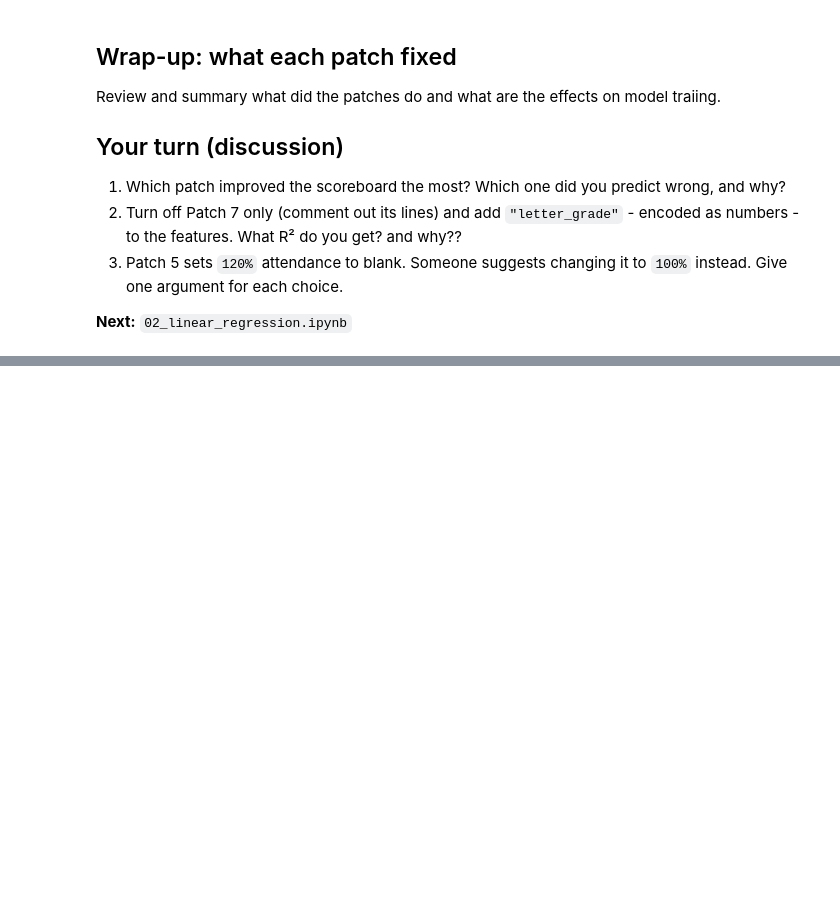
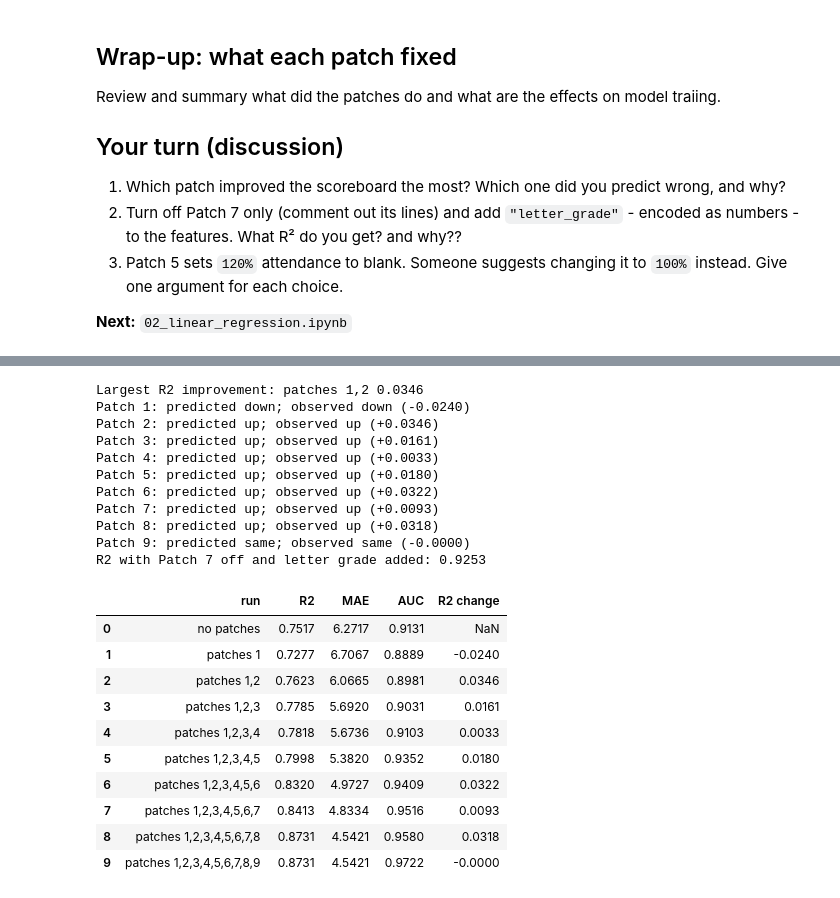
Before and after one commit to aaurshikiran18/Student-Score-Lab, a Jupyter notebook: notebooks/01_fix_the_pipeline.ipynb, the cells around one changed output, grey strips where cells are left out. Cells and saved outputs as stored; diff of their text form; code cells hidden in the pictures; blank space fills up the shorter version.

````diff
--- a/notebooks/01_fix_the_pipeline.ipynb
+++ b/notebooks/01_fix_the_pipeline.ipynb
@@ -359,3 +456,11 @@ FEATURES = [c for c in GOOD if c in FEATURES]
 print("Features after selection:", FEATURES)
 PATCHES.add(7)
 ```
+# %%
+# PATCH 7
+# Keep only features that make sense: no IDs, no noise, no copies of hw_avg
+GOOD = ["hw_avg", "on_time_rate", "midterm_attendance", "final_attendance",
+        "exercises", "section_B", "section_C"]
+FEATURES = [c for c in GOOD if c in FEATURES]
+print("Features after selection:", FEATURES)
+PATCHES.add(7)
@@ -396,3 +509,10 @@ X_test = X_test.fillna(fill_values)       # the same numbers are used for test
 print(fill_values.round(2).to_dict())
 PATCHES.add(8)
 ```
+# %%
+# PATCH 8
+fill_values = X_train.median()            # learned from TRAIN students only
+X_train = X_train.fillna(fill_values)
+X_test = X_test.fillna(fill_values)       # the same numbers are used for test
+print(fill_values.round(2).to_dict())
+PATCHES.add(8)
@@ -430,3 +567,10 @@ X_test_model = pd.DataFrame(scaler.transform(X_test), columns=FEATURES, index=X_
 print(X_train_model.describe().loc[["mean", "std"]].round(2))
 PATCHES.add(9)
 ```
+# %%
+# PATCH 9
+scaler = StandardScaler().fit(X_train)     # learn mean and std from TRAIN only
+X_train_model = pd.DataFrame(scaler.transform(X_train), columns=FEATURES, index=X_train.index)
+X_test_model = pd.DataFrame(scaler.transform(X_test), columns=FEATURES, index=X_test.index)
+print(X_train_model.describe().loc[["mean", "std"]].round(2))
+PATCHES.add(9)
@@ -523,0 +713,42 @@ Review and summary what did the patches do and what are the effects on model tra
+# %%
+comparison = board[["run", "R2", "MAE", "AUC"]].copy()
+comparison["R2 change"] = comparison["R2"].diff()
+display(comparison.round(4))
+best_row = comparison.loc[comparison["R2 change"].idxmax()]
+print("Largest R2 improvement:", best_row["run"], round(best_row["R2 change"], 4))
+for k, guess in {1:"down", 2:"up", 3:"up", 4:"up", 5:"up", 6:"up", 7:"up", 8:"up", 9:"same"}.items():
+    change = comparison.iloc[k]["R2 change"]
+    actual = "same" if abs(change) < 1e-9 else ("up" if change > 0 else "down")
+    print(f"Patch {k}: predicted {guess}; observed {actual} ({change:+.4f})")
+
+# Keep this experiment separate from the saved clean pipeline.
+leaky = df.copy()
+leaky["grade_number"] = leaky["letter_grade"].map({"F":0,"D":1,"C":2,"B":3,"A":4})
+leaky_features = [c for c in leaky.select_dtypes("number").columns if c not in ["final_score", "passed"]]
+leak_train, leak_test = train_test_split(leaky, test_size=0.2, random_state=42, stratify=leaky["passed"])
+leak_fill = leak_train[leaky_features].median()
+leak_model = LinearRegression().fit(leak_train[leaky_features].fillna(leak_fill), leak_train["final_score"])
+print("R2 with Patch 7 off and letter grade added:", round(r2_score(leak_test["final_score"], leak_model.predict(leak_test[leaky_features].fillna(leak_fill))), 4))
+# %% [output]
+Largest R2 improvement: patches 1,2 0.0346
+Patch 1: predicted down; observed down (-0.0240)
+Patch 2: predicted up; observed up (+0.0346)
+Patch 3: predicted up; observed up (+0.0161)
+Patch 4: predicted up; observed up (+0.0033)
+Patch 5: predicted up; observed up (+0.0180)
+Patch 6: predicted up; observed up (+0.0322)
+Patch 7: predicted up; observed up (+0.0093)
+Patch 8: predicted up; observed up (+0.0318)
+Patch 9: predicted same; observed same (-0.0000)
+R2 with Patch 7 off and letter grade added: 0.9253
+|  | run | R2 | MAE | AUC | R2 change |
+| 0 | no patches | 0.7517 | 6.2717 | 0.9131 | NaN |
+| 1 | patches 1 | 0.7277 | 6.7067 | 0.8889 | -0.0240 |
+| 2 | patches 1,2 | 0.7623 | 6.0665 | 0.8981 | 0.0346 |
+| 3 | patches 1,2,3 | 0.7785 | 5.6920 | 0.9031 | 0.0161 |
+| 4 | patches 1,2,3,4 | 0.7818 | 5.6736 | 0.9103 | 0.0033 |
+| 5 | patches 1,2,3,4,5 | 0.7998 | 5.3820 | 0.9352 | 0.0180 |
+| 6 | patches 1,2,3,4,5,6 | 0.8320 | 4.9727 | 0.9409 | 0.0322 |
+| 7 | patches 1,2,3,4,5,6,7 | 0.8413 | 4.8334 | 0.9516 | 0.0093 |
+| 8 | patches 1,2,3,4,5,6,7,8 | 0.8731 | 4.5421 | 0.9580 | 0.0318 |
+| 9 | patches 1,2,3,4,5,6,7,8,9 | 0.8731 | 4.5421 | 0.9722 | -0.0000 |
````
Also changed, not shown: parts of 40 cells of this notebook, 7 other files.
